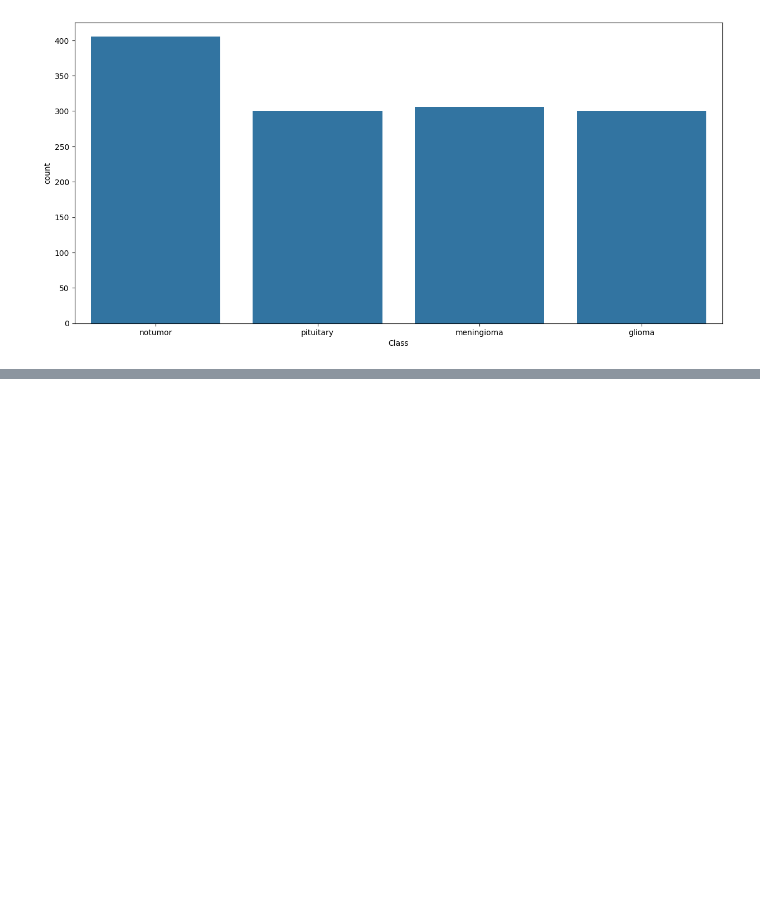
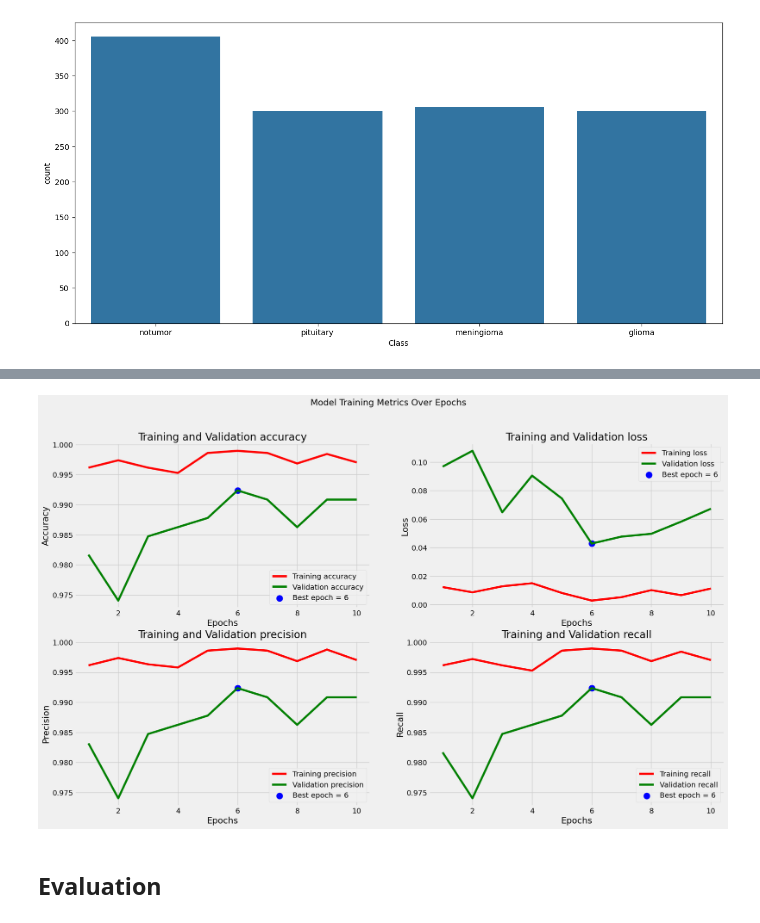
Before and after one commit to lruizarce/brain_Tumor_MRI, a Jupyter notebook: notebooks/eda.ipynb, the cells around one changed output, grey strips where cells are left out. Cells and saved outputs as stored; diff of their text form; code cells hidden in the pictures; blank space fills up the shorter version.

```diff
--- a/notebooks/eda.ipynb
+++ b/notebooks/eda.ipynb
@@ -128,0 +179,19 @@ img_gen = ImageDataGenerator(rescale=1/255, brightness_range=(0.8, 1.2))
+# %%
+# Define the shape of the input images
+img_shape = (299,299, 3)
+
+# Load the Xception model pre-trained on ImageNet, excluding the top layer
+base_model = tf.keras.applications.Xception(include_top=False,
+                                            weights="imagenet",
+                                            input_shape=img_shape,
+                                            pooling='max')
+
+# Create a Sequential model
+model = Sequential([
+    base_model,  # Add the base model
+    Flatten(),  # Flatten the output of the base model
+    Dropout(rate=0.3),  # Add a dropout layer with a rate of 0.3
+    Dense(128, activation='relu'),  # Add a dense layer with 128 units and ReLU activation
+    Dropout(rate=0.25),  # Add another dropout layer with a rate of 0.25
+    Dense(4, activation='softmax')  # Add a dense layer with 4 units and softmax activation for classification
+])
@@ -128,0 +318,2 @@ img_gen = ImageDataGenerator(rescale=1/255, brightness_range=(0.8, 1.2))
+# %%
+hist2 = model.fit(tr_gen, epochs=6, validation_data=valid_gen)
@@ -128,0 +333,6 @@ img_gen = ImageDataGenerator(rescale=1/255, brightness_range=(0.8, 1.2))
+# %%
+plot_training_metrics(hist2, metrics)
+# %% [output]
+[figure, added]
+# %% [markdown]
+## Evaluation
```
Also changed, not shown: parts of 17 cells of this notebook.
